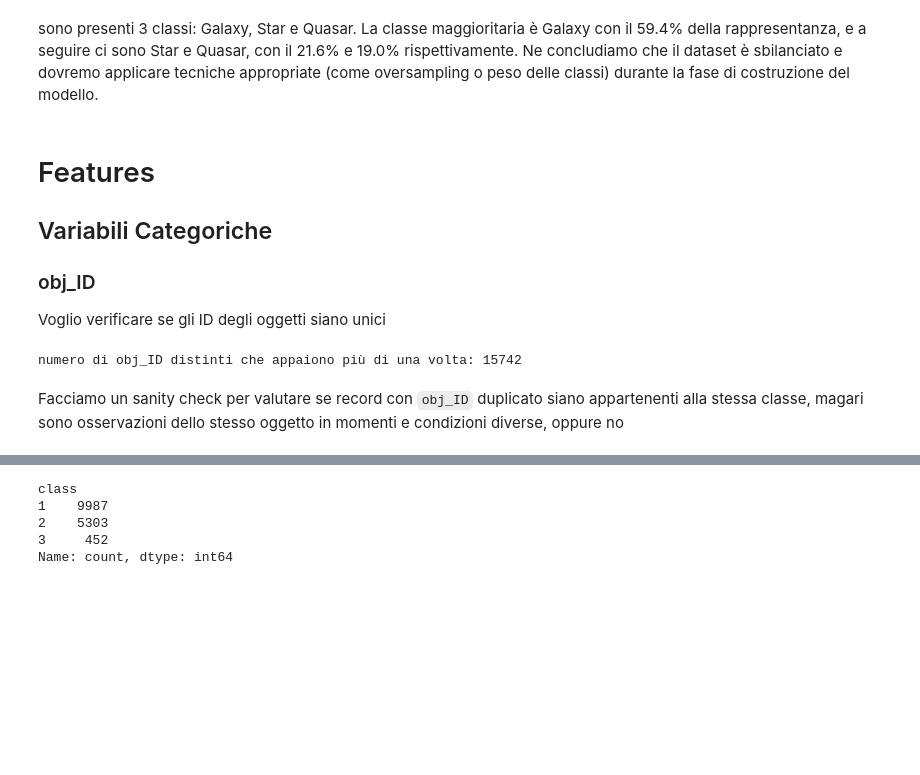
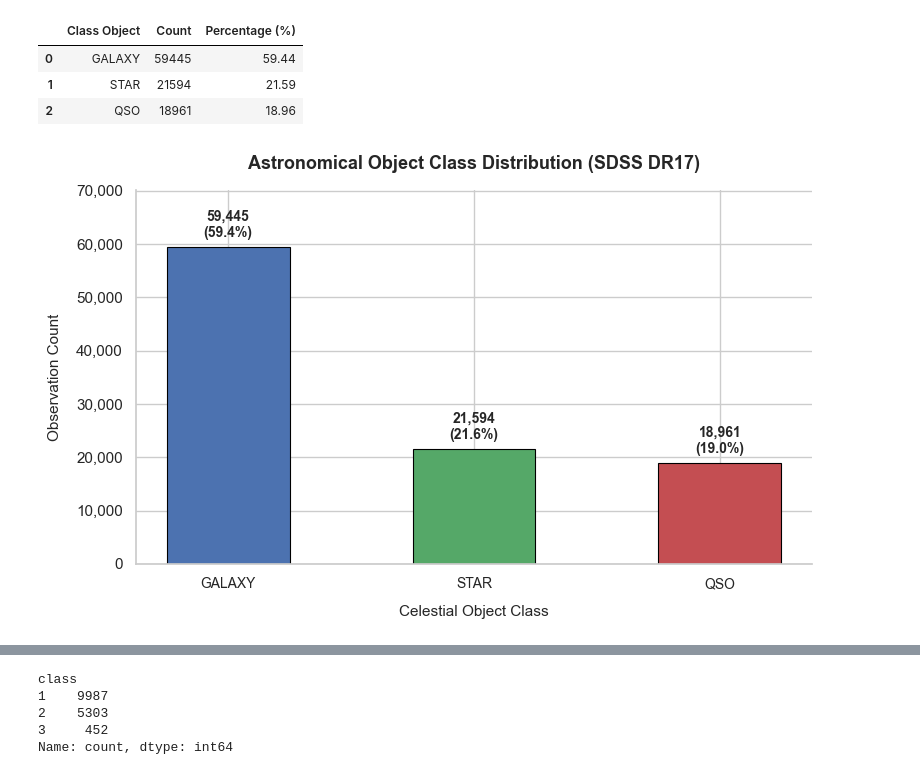
Before and after one commit to Antonio-Martella/astro_object_classif, a Jupyter notebook: notebook/EDA.ipynb, the cells around one changed output, grey strips where cells are left out. Drawn from its saved outputs; the diff is of its cells as text; code cells hidden in the pictures; blank space fills up the shorter version.

```diff
--- a/notebook/EDA.ipynb
+++ b/notebook/EDA.ipynb
@@ -29,0 +61,8 @@ I dati consistono in 100.000 osservazioni dello spazio effettuate dallo SDSS (Sl
+# %%
+df = pd.read_csv(path_config.raw_data_path)
+
+print(f"Dataset Dimensions: {df.shape[0]:,} rows | {df.shape[1]} columns")
+print(f"Full duplicate rows: {df.duplicated().sum()}")
+print(f"Total explicit missing values (NaN): {df.isna().sum().sum()}")
+
+df.info()
@@ -53,14 +101,51 @@ Name: count, dtype: float64
-# %% [markdown]
-sono presenti 3 classi: Galaxy, Star e Quasar. La classe maggioritaria è Galaxy con il 59.4% della rappresentanza, e a seguire ci sono Star e Quasar, con il 21.6% e 19.0% rispettivamente. Ne concludiamo che il dataset è sbilanciato e dovremo applicare tecniche appropriate (come oversampling o peso delle classi) durante la fase di costruzione del modello.
-# %% [markdown]
-# Features
-## Variabili Categoriche
-### obj_ID
-Voglio verificare se gli ID degli oggetti siano unici
-# %%
-n_duplicate_ids = (df["obj_ID"].value_counts() > 1).sum()
-print(f"numero di obj_ID distinti che appaiono più di una volta: {n_duplicate_ids}")
-# %% [output]
-numero di obj_ID distinti che appaiono più di una volta: 15742
-# %% [markdown]
-Facciamo un sanity check per valutare se record con `obj_ID` duplicato siano appartenenti alla stessa classe, magari sono osservazioni dello stesso oggetto in momenti e condizioni diverse, oppure no
+# %%
+headers = ["Class Object", "Count", "Percentage (%)"]
+labels_count = df["class"].value_counts()
+
+pd.DataFrame(data=[[label, labels_count[label], round(labels_count[label]/len(df)*100,2)] for label in labels_count.index], columns=headers)
+# %% [output]
+|  | Class Object | Count | Percentage (%) |
+| 0 | GALAXY | 59445 | 59.44 |
+| 1 | STAR | 21594 | 21.59 |
+| 2 | QSO | 18961 | 18.96 |
+# %%
+fig, ax = plt.subplots(figsize=(8, 5))
+
+colors = ["#4C72B0", "#55A868", "#C44E52"]
+
+bars = ax.bar(
+    labels_count.index,
+    labels_count.values,
+    color=colors,
+    width=0.5,
+    edgecolor="black",
+    linewidth=0.8
+)
+
+ax.bar_label(
+    bars,
+    labels=[f"{count:,}\n({count / len(df) * 100:.1f}%)" for count in labels_count.values],
+    padding=5,
+    fontsize=10,
+    fontweight="bold"
+)
+
+ax.set_title("Astronomical Object Class Distribution (SDSS DR17)", fontsize=13, fontweight="bold", pad=15)
+ax.set_xlabel("Celestial Object Class", fontsize=11, labelpad=10)
+ax.set_ylabel("Observation Count", fontsize=11, labelpad=10)
+
+ax.set_ylim(0, labels_count.max() * 1.18)
+
+ax.tick_params(axis="x", rotation=0, labelsize=10)
+ax.yaxis.set_major_formatter(plt.FuncFormatter(lambda x, _: f"{int(x):,}"))
+
+sns.despine(top=True, right=True)
+plt.tight_layout()
+
+save_path = Path(path_config.figures_dir / "target_distr.png")
+save_path.parent.mkdir(parents=True, exist_ok=True)
+plt.savefig(save_path, dpi=300, bbox_inches="tight")
+
+plt.show()
+# %% [output]
+[figure, added]
```
Also changed, not shown: parts of 222 cells of this notebook, 2 other files.
